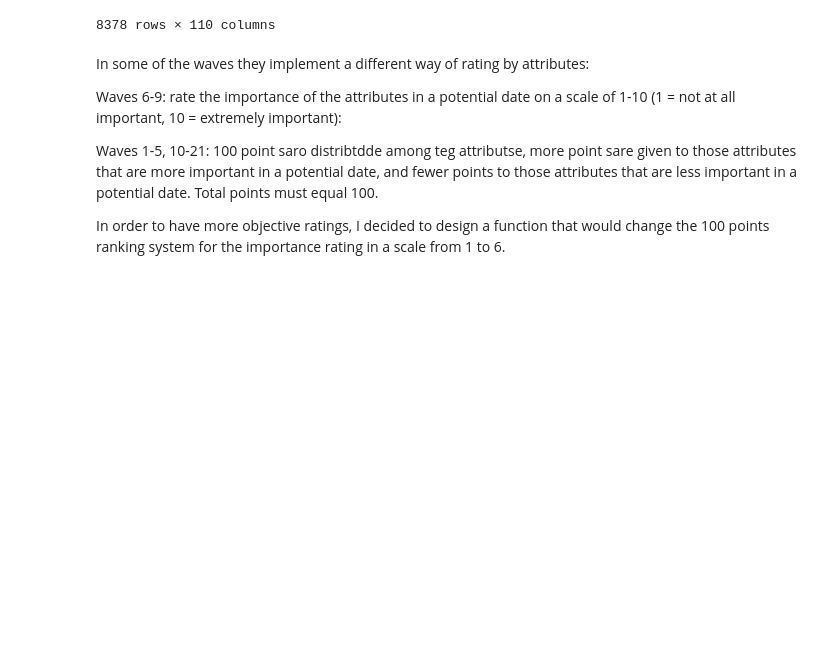
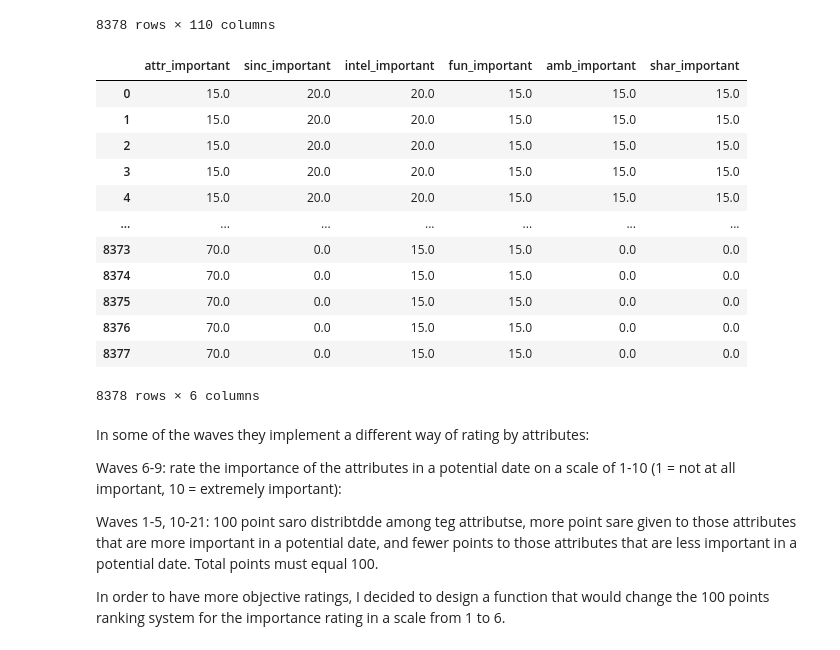
Before and after one commit to meralegre/capstone, a Jupyter notebook: eda_preprocessing.ipynb, the cells around one changed output. Drawn from its saved outputs; the diff is of its cells as text; code cells hidden in the pictures; blank space fills up the shorter version.

```diff
--- a/eda_preprocessing.ipynb
+++ b/eda_preprocessing.ipynb
@@ -120,6 +120,27 @@ df_renamed.drop(['field'], axis=1)
 | 8376 | 552 | 22.0 | 1 | 44 | 2 | 21 | 22 | 3 | 10.0 | 16 | ... | ... |
 | 8377 | 552 | NaN | 1 | 44 | 2 | 21 | 22 | 2 | 10.0 | 15 | ... | ... |
 8378 rows × 110 columns
+# %%
+df_renamed[['attr_important',
+    'sinc_important',
+    'intel_important',
+    'fun_important',
+    'amb_important',
+    'shar_important',]]
+# %% [output]
+|  | attr_important | sinc_important | intel_important | fun_important | amb_important | shar_important |
+| 0 | 15.0 | 20.0 | 20.0 | 15.0 | 15.0 | 15.0 |
+| 1 | 15.0 | 20.0 | 20.0 | 15.0 | 15.0 | 15.0 |
+| 2 | 15.0 | 20.0 | 20.0 | 15.0 | 15.0 | 15.0 |
+| 3 | 15.0 | 20.0 | 20.0 | 15.0 | 15.0 | 15.0 |
+| 4 | 15.0 | 20.0 | 20.0 | 15.0 | 15.0 | 15.0 |
+| ... | ... | ... | ... | ... | ... | ... |
+| 8373 | 70.0 | 0.0 | 15.0 | 15.0 | 0.0 | 0.0 |
+| 8374 | 70.0 | 0.0 | 15.0 | 15.0 | 0.0 | 0.0 |
+| 8375 | 70.0 | 0.0 | 15.0 | 15.0 | 0.0 | 0.0 |
+| 8376 | 70.0 | 0.0 | 15.0 | 15.0 | 0.0 | 0.0 |
+| 8377 | 70.0 | 0.0 | 15.0 | 15.0 | 0.0 | 0.0 |
+8378 rows × 6 columns
 # %% [markdown]
 In some of the waves they implement a different way of rating by attributes:
 
```
Also changed, not shown: parts of 5 cells of this notebook.
